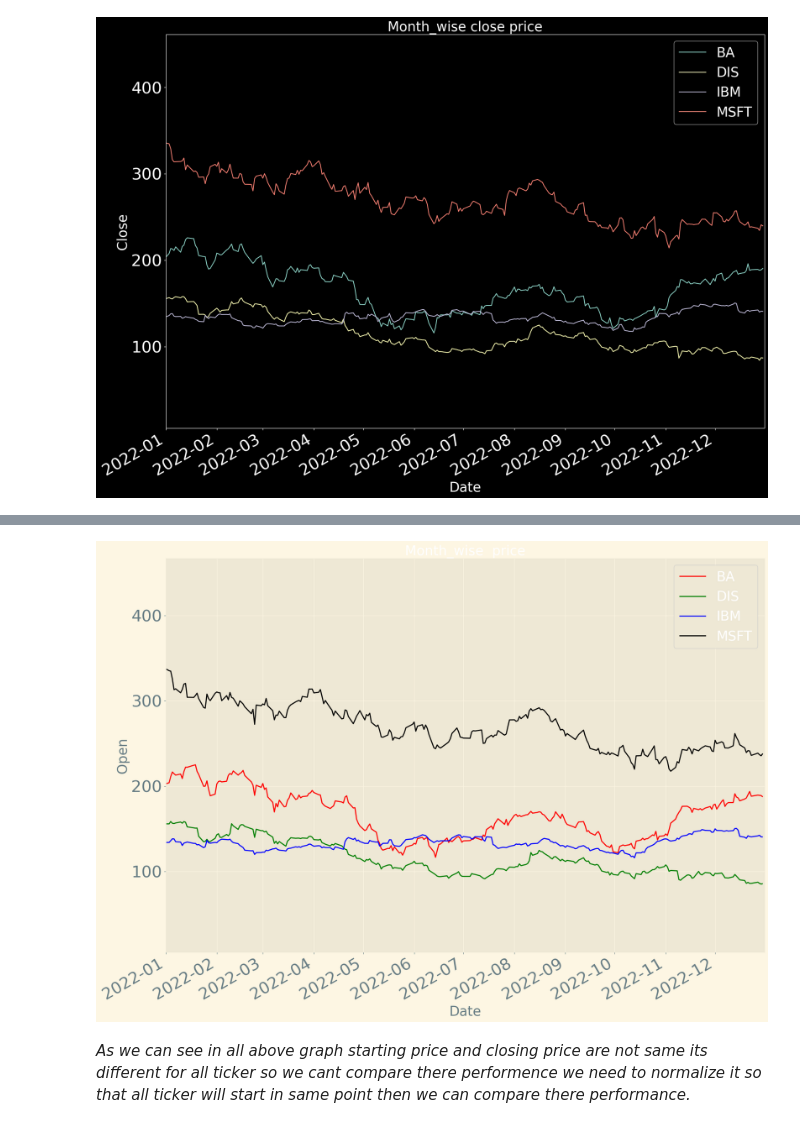
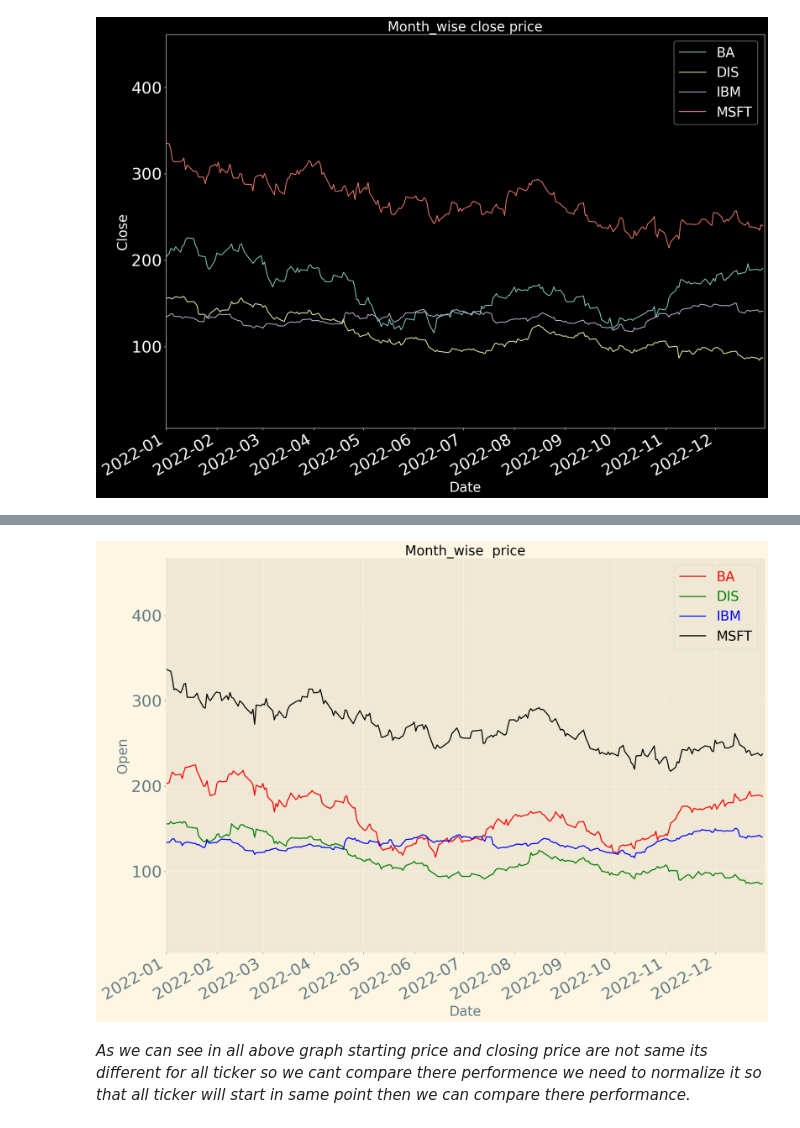
Before and after one commit to Akash3405/Time_Series_EDA, a Jupyter notebook: Stock_Data_Analysis.ipynb, the cells around one changed output, grey strips where cells are left out. Saved outputs shown, nothing was run; the diff lists cells and outputs as text; code cells hidden in the pictures.

```diff
--- a/Stock_Data_Analysis.ipynb
+++ b/Stock_Data_Analysis.ipynb
@@ -215,13 +215,13 @@ plt.show()
 # %% [output]
 [figure]
 # %%
-plt.style.use("Solarize_Light2")
+plt.style.use("ggplot")
 color = ["red","green","blue","yellow"]
-Open.plot(figsize=(18,10),fontsize=30,color=color)
-plt.legend(fontsize=25)
+Open.plot(figsize=(18,10),fontsize=30)
+plt.legend(labelcolor="linecolor",fontsize=25)
 plt.xlabel("Date",fontsize=25)
 plt.xlim("2017","2022")
 plt.ylabel("Open",fontsize=25)
-plt.title("Year_wise open price",fontsize=25)
+plt.title("Year_wise open price",fontsize=25,color="black")
 plt.show()
 # %% [output]
@@ -229,15 +229,15 @@ plt.show()
 # %%
 plt.style.use("Solarize_Light2")
 color = ["red","green","blue","black"]
 Open.plot(figsize=(20,15),fontsize=30,color=color)
-plt.legend(fontsize=25)
-plt.title("Month_wise  price",fontsize=25)
+plt.legend(labelcolor="linecolor",fontsize=25)
+plt.title("Month_wise  price",fontsize=25,color="black")
 plt.xlabel("Date",fontsize=25)
 plt.ylabel("Open",fontsize=25)
 plt.xlim("2022-01-01","2022-12-31")
 plt.show()
 # %% [output]
-[figure, old version]
+[figure, new version]
 # %% [markdown]
 <i>As we can see in all above graph starting price and closing price are not same its different for all ticker so we cant compare there performence we need to normalize it so that all ticker will start in same point then we can compare there performance.<i>
 # %% [markdown]
```
Also changed, not shown: parts of 10 cells of this notebook.
